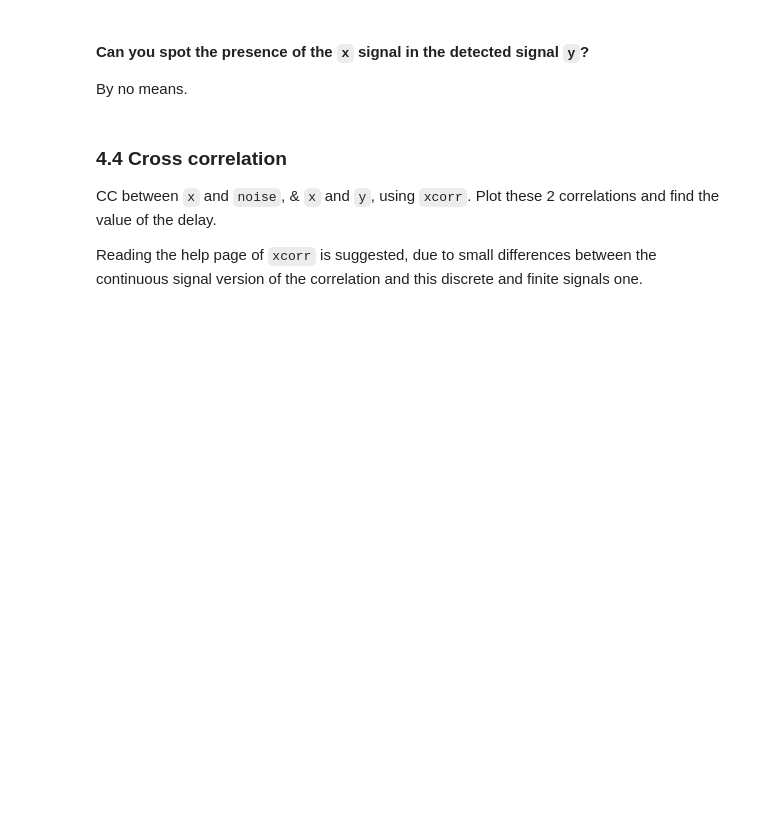
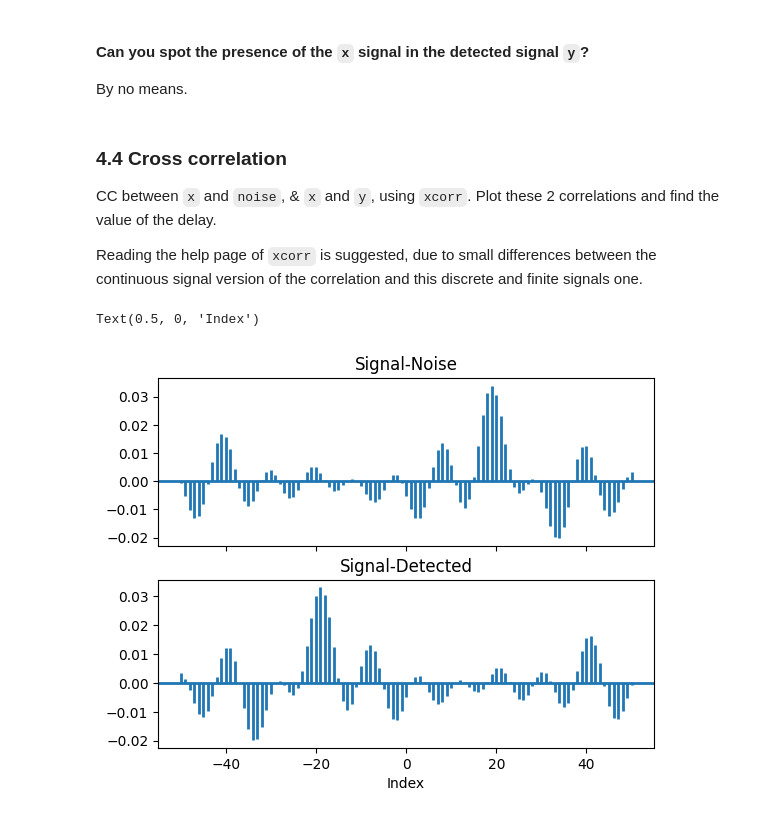
Before and after one commit to Eric-Vidal-hub/Signal-Processing, a Jupyter notebook: 5_radar.ipynb, the cells around one changed output. Drawn from its saved outputs; the diff is of its cells as text; code cells hidden in the pictures; blank space fills up the shorter version.

```diff
--- a/5_radar.ipynb
+++ b/5_radar.ipynb
@@ -108,0 +107,15 @@ corr_x_noise = np.correlate(signal, noise)
+# %%
+# Correlation between signal and noise
+corr_x_noise = np.correlate(signal, noise)
+
+# Plot it
+fig, [ax1, ax2] = plt.subplots(2, 1, sharex=True)
+ax1.xcorr(noise, signal, usevlines=True, maxlags=50, normed=True, lw=2)
+ax1.set_title('Signal-Noise')
+
+ax2.xcorr(signal, detected_signal, usevlines=True, maxlags=50, normed=True, lw=2)
+ax2.set_title('Signal-Detected')
+ax2.set_xlabel('Index')
+# %% [output]
+Text(0.5, 0, 'Index')
+[figure, added]
```
Also changed, not shown: parts of 3 cells of this notebook.
